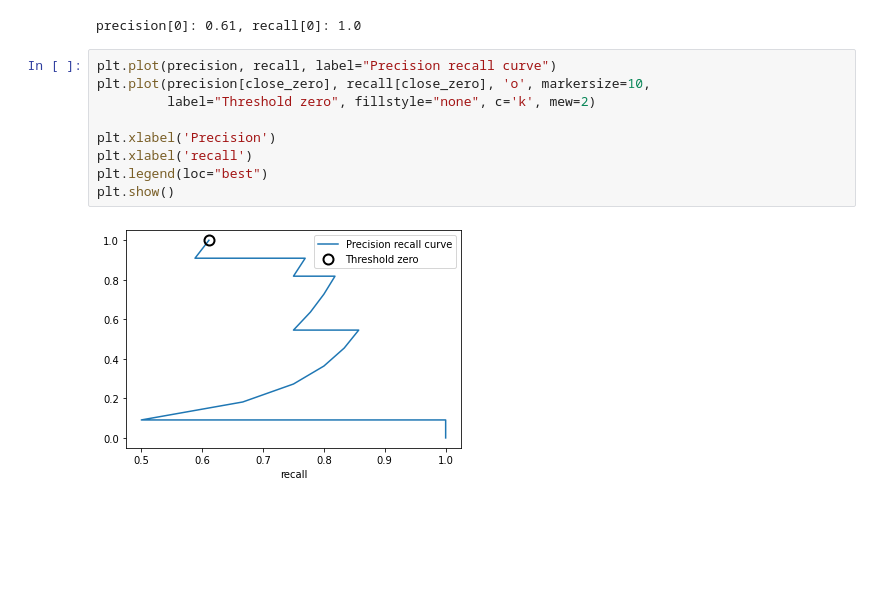
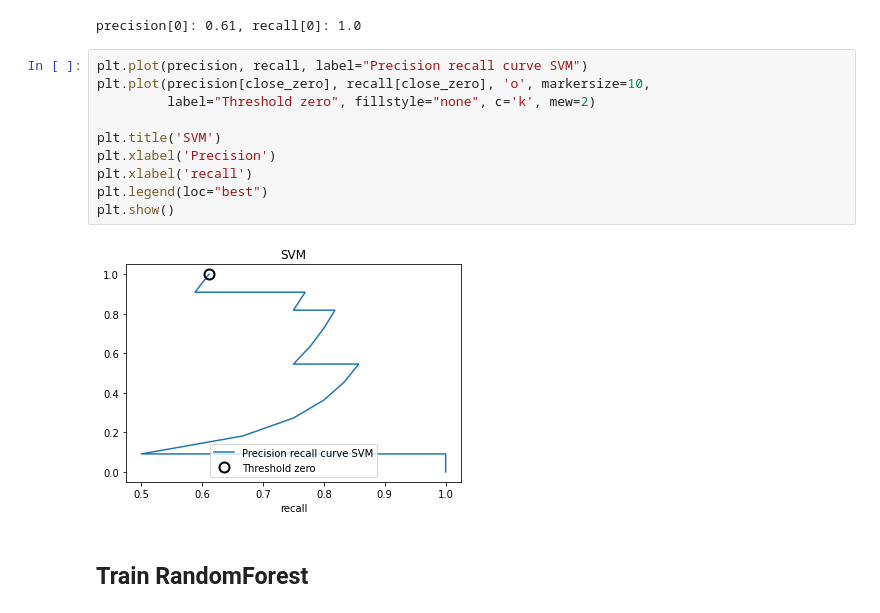
Before and after one commit to kcelia/Reminder, a Jupyter notebook: Maths/Precision_Recall_Curve.ipynb, the cells around one changed output. Cells and saved outputs as stored; diff of their text form; blank space fills up the shorter version.

```diff
--- a/Maths/Precision_Recall_Curve.ipynb
+++ b/Maths/Precision_Recall_Curve.ipynb
@@ -64,13 +65,16 @@ print(f"precision[{close_zero}]: {precision[close_zero]:.2}, recall[{close_zero}
 # %% [output]
 precision[0]: 0.61, recall[0]: 1.0
 # %%
-plt.plot(precision, recall, label="Precision recall curve")
+plt.plot(precision, recall, label="Precision recall curve SVM")
 plt.plot(precision[close_zero], recall[close_zero], 'o', markersize=10,
          label="Threshold zero", fillstyle="none", c='k', mew=2)
 
+plt.title('SVM')
 plt.xlabel('Precision')
 plt.xlabel('recall')
 plt.legend(loc="best")
 plt.show()
 # %% [output]
-[figure, old version]
+[figure, new version]
+# %% [markdown]
+ ## Train RandomForest
```
Also changed, not shown: parts of 12 cells of this notebook.
